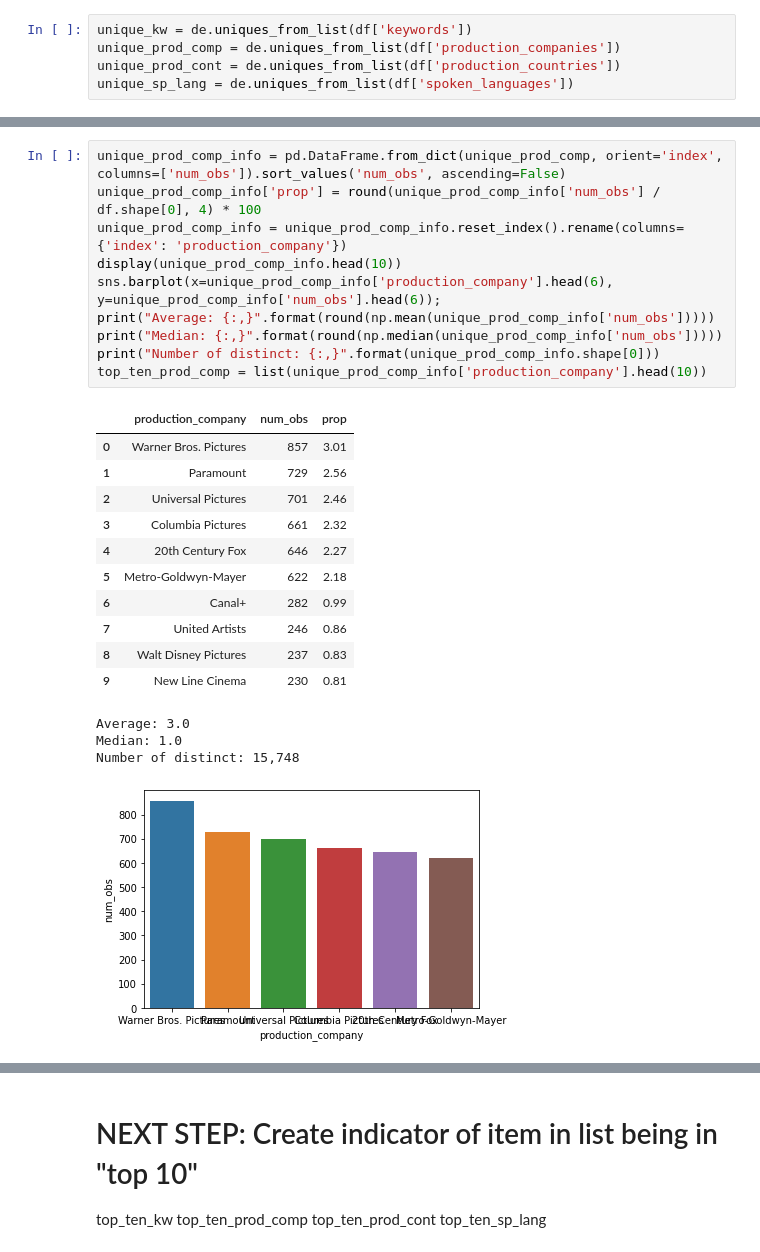
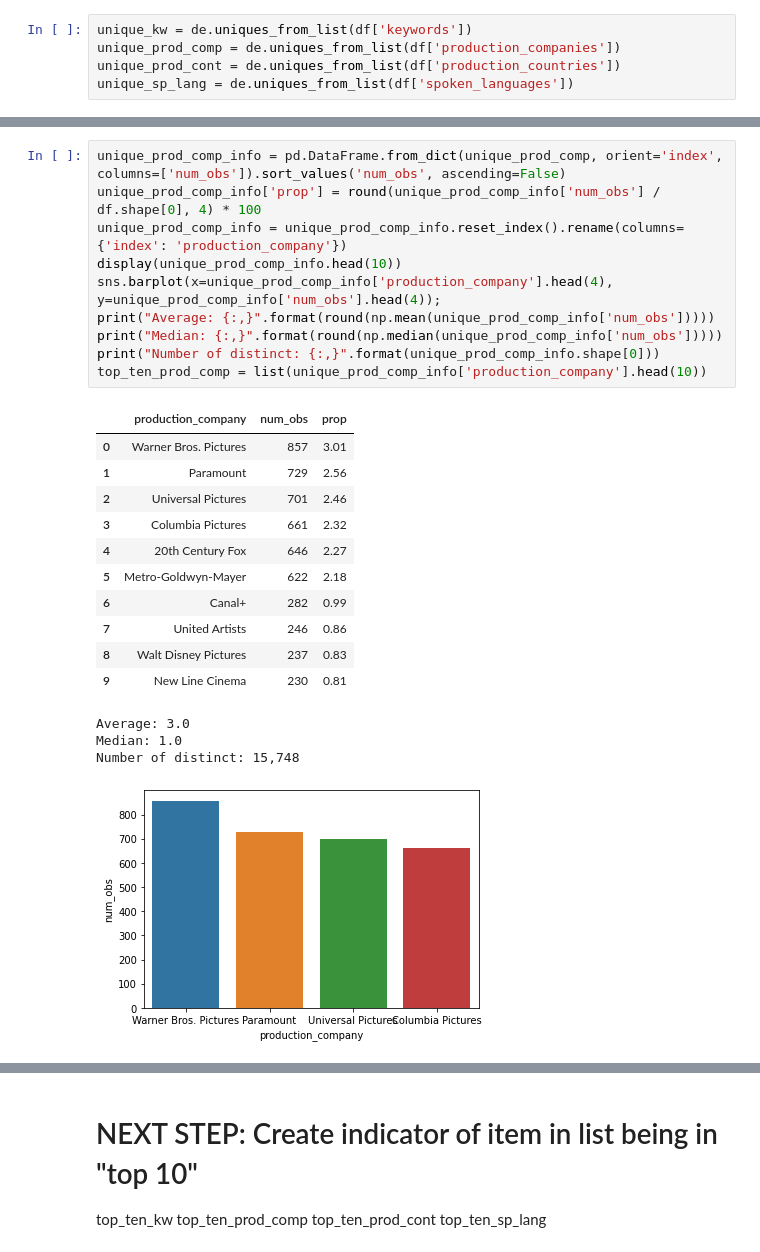
Before and after one commit to ChristopherDaigle/movie_ds_model, a Jupyter notebook: movie_data_analysis.ipynb, the cells around one changed output, grey strips where cells are left out. Saved outputs shown, nothing was run; the diff lists cells and outputs as text.

```diff
--- a/movie_data_analysis.ipynb
+++ b/movie_data_analysis.ipynb
@@ -262,29 +262,29 @@ Number of distinct: 16,338
 # %%
 unique_prod_comp_info = pd.DataFrame.from_dict(unique_prod_comp, orient='index', columns=['num_obs']).sort_values('num_obs', ascending=False)
 unique_prod_comp_info['prop'] = round(unique_prod_comp_info['num_obs'] / df.shape[0], 4) * 100
 unique_prod_comp_info = unique_prod_comp_info.reset_index().rename(columns={'index': 'production_company'})
 display(unique_prod_comp_info.head(10))
-sns.barplot(x=unique_prod_comp_info['production_company'].head(6), y=unique_prod_comp_info['num_obs'].head(6));
+sns.barplot(x=unique_prod_comp_info['production_company'].head(4), y=unique_prod_comp_info['num_obs'].head(4));
 print("Average: {:,}".format(round(np.mean(unique_prod_comp_info['num_obs']))))
 print("Median: {:,}".format(round(np.median(unique_prod_comp_info['num_obs']))))
 print("Number of distinct: {:,}".format(unique_prod_comp_info.shape[0]))
 top_ten_prod_comp = list(unique_prod_comp_info['production_company'].head(10))
 # %% [output]
 |  | production_company | num_obs | prop |
 | 0 | Warner Bros. Pictures | 857 | 3.01 |
 | 1 | Paramount | 729 | 2.56 |
 | 2 | Universal Pictures | 701 | 2.46 |
 | 3 | Columbia Pictures | 661 | 2.32 |
 | 4 | 20th Century Fox | 646 | 2.27 |
 | 5 | Metro-Goldwyn-Mayer | 622 | 2.18 |
 | 6 | Canal+ | 282 | 0.99 |
 | 7 | United Artists | 246 | 0.86 |
 | 8 | Walt Disney Pictures | 237 | 0.83 |
 | 9 | New Line Cinema | 230 | 0.81 |
 Average: 3.0
 Median: 1.0
 Number of distinct: 15,748
-[figure, old version]
+[figure, new version]
 # %%
 unique_prod_cont_info = pd.DataFrame.from_dict(unique_prod_cont, orient='index', columns=['num_obs']).sort_values('num_obs', ascending=False)
 unique_prod_cont_info['prop'] = round(unique_prod_cont_info['num_obs'] / df.shape[0], 4) * 100
```
Also changed, not shown: parts of 3 cells of this notebook.
